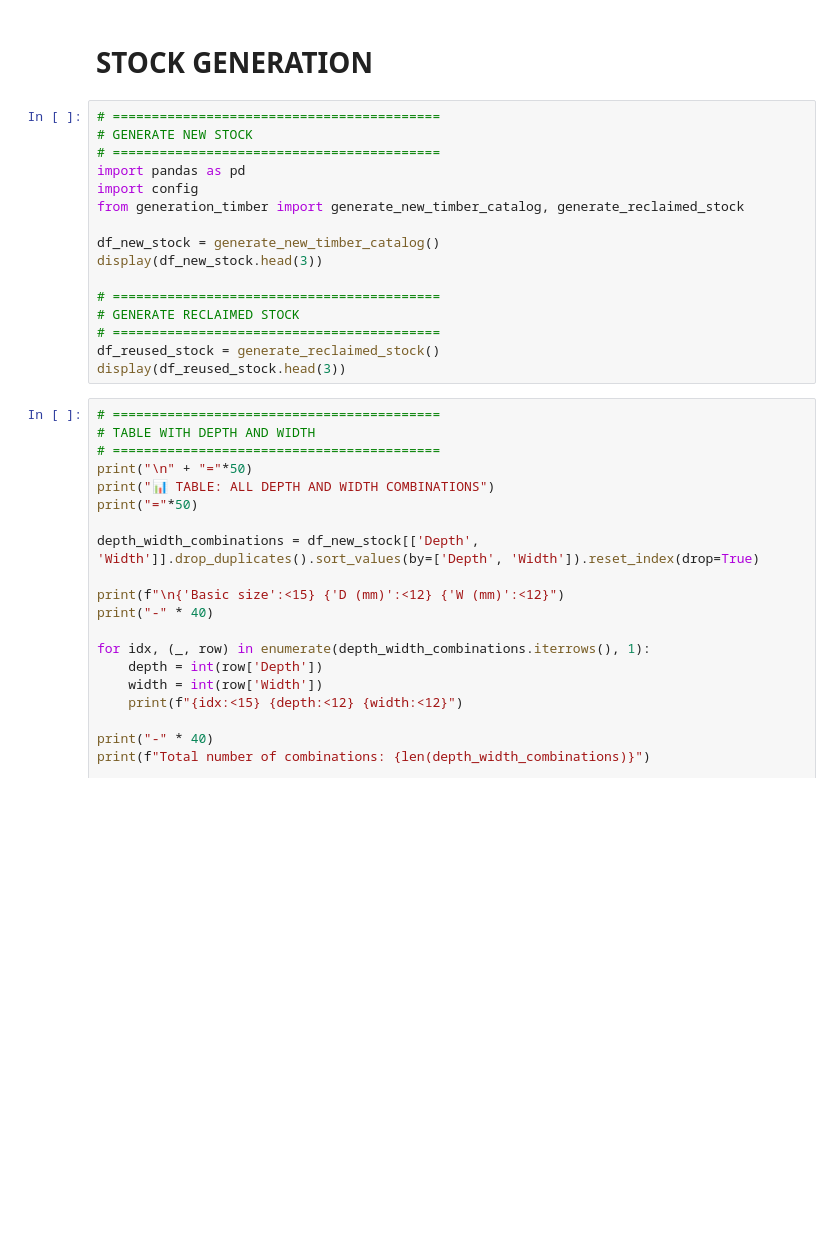
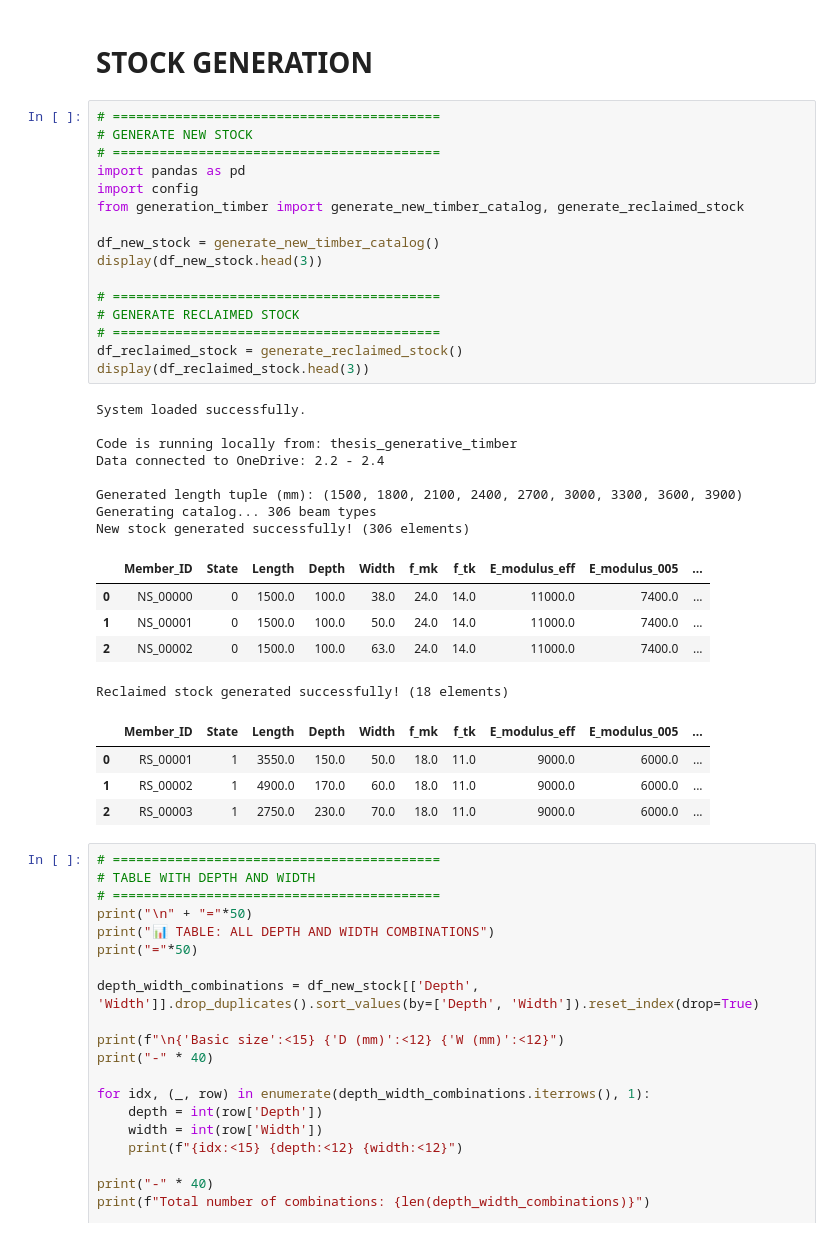
Before and after one commit to Jasp3r16/thesis_generative_timber, a Jupyter notebook: c22_timber_stock_dataset_generation.ipynb, the cells around one changed output. Cells and saved outputs as stored; diff of their text form; blank space fills up the shorter version.

```diff
--- a/c22_timber_stock_dataset_generation.ipynb
+++ b/c22_timber_stock_dataset_generation.ipynb
@@ -16,19 +16,37 @@
 # %%
 # ==========================================
 # GENERATE NEW STOCK
 # ==========================================
 import pandas as pd
 import config
 from generation_timber import generate_new_timber_catalog, generate_reclaimed_stock
 
 df_new_stock = generate_new_timber_catalog()
 display(df_new_stock.head(3))
 
 # ==========================================
 # GENERATE RECLAIMED STOCK
 # ==========================================
-df_reused_stock = generate_reclaimed_stock()
-display(df_reused_stock.head(3))
+df_reclaimed_stock = generate_reclaimed_stock()
+display(df_reclaimed_stock.head(3))
+# %% [output]
+System loaded successfully.
+
+Code is running locally from: thesis_generative_timber
+Data connected to OneDrive: 2.2 - 2.4
+
+Generated length tuple (mm): (1500, 1800, 2100, 2400, 2700, 3000, 3300, 3600, 3900)
+Generating catalog... 306 beam types
+New stock generated successfully! (306 elements)
+|  | Member_ID | State | Length | Depth | Width | f_mk | f_tk | E_modulus_eff | E_modulus_005 | ... |
+| 0 | NS_00000 | 0 | 1500.0 | 100.0 | 38.0 | 24.0 | 14.0 | 11000.0 | 7400.0 | ... |
+| 1 | NS_00001 | 0 | 1500.0 | 100.0 | 50.0 | 24.0 | 14.0 | 11000.0 | 7400.0 | ... |
+| 2 | NS_00002 | 0 | 1500.0 | 100.0 | 63.0 | 24.0 | 14.0 | 11000.0 | 7400.0 | ... |
+Reclaimed stock generated successfully! (18 elements)
+|  | Member_ID | State | Length | Depth | Width | f_mk | f_tk | E_modulus_eff | E_modulus_005 | ... |
+| 0 | RS_00001 | 1 | 3550.0 | 150.0 | 50.0 | 18.0 | 11.0 | 9000.0 | 6000.0 | ... |
+| 1 | RS_00002 | 1 | 4900.0 | 170.0 | 60.0 | 18.0 | 11.0 | 9000.0 | 6000.0 | ... |
+| 2 | RS_00003 | 1 | 2750.0 | 230.0 | 70.0 | 18.0 | 11.0 | 9000.0 | 6000.0 | ... |
 # %%
 # ==========================================
 # TABLE WITH DEPTH AND WIDTH
```
Also changed, not shown: parts of 3 cells of this notebook, 5 other files.
